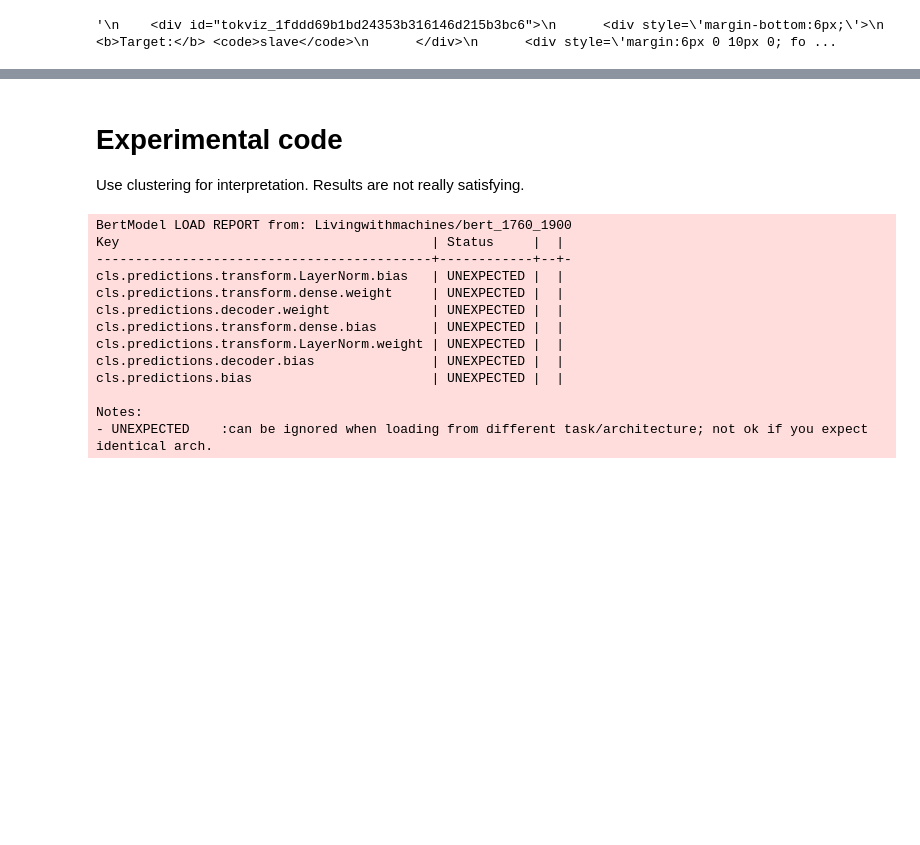
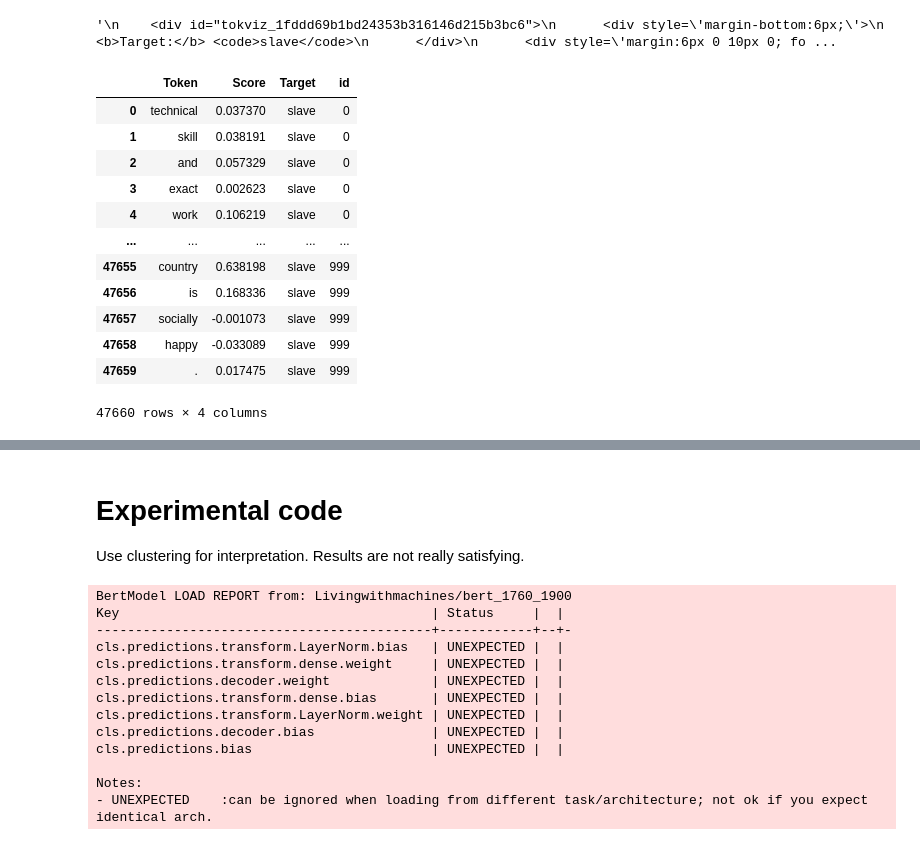
Before and after one commit to Text-Machine/mask-predict, a Jupyter notebook: example_analysis.ipynb, the cells around one changed output, grey strips where cells are left out. Drawn from its saved outputs; the diff is of its cells as text; code cells hidden in the pictures; blank space fills up the shorter version.

```diff
--- a/example_analysis.ipynb
+++ b/example_analysis.ipynb
@@ -176,0 +180,16 @@ highlight_context_tokens(explainer, sentence, target="slave", word_agg="max")
+# %%
+df_slave
+# %% [output]
+|  | Token | Score | Target | id |
+| 0 | technical | 0.037370 | slave | 0 |
+| 1 | skill | 0.038191 | slave | 0 |
+| 2 | and | 0.057329 | slave | 0 |
+| 3 | exact | 0.002623 | slave | 0 |
+| 4 | work | 0.106219 | slave | 0 |
+| ... | ... | ... | ... | ... |
+| 47655 | country | 0.638198 | slave | 999 |
+| 47656 | is | 0.168336 | slave | 999 |
+| 47657 | socially | -0.001073 | slave | 999 |
+| 47658 | happy | -0.033089 | slave | 999 |
+| 47659 | . | 0.017475 | slave | 999 |
+47660 rows × 4 columns
```
Also changed, not shown: parts of 6 cells of this notebook, 1 other file.
